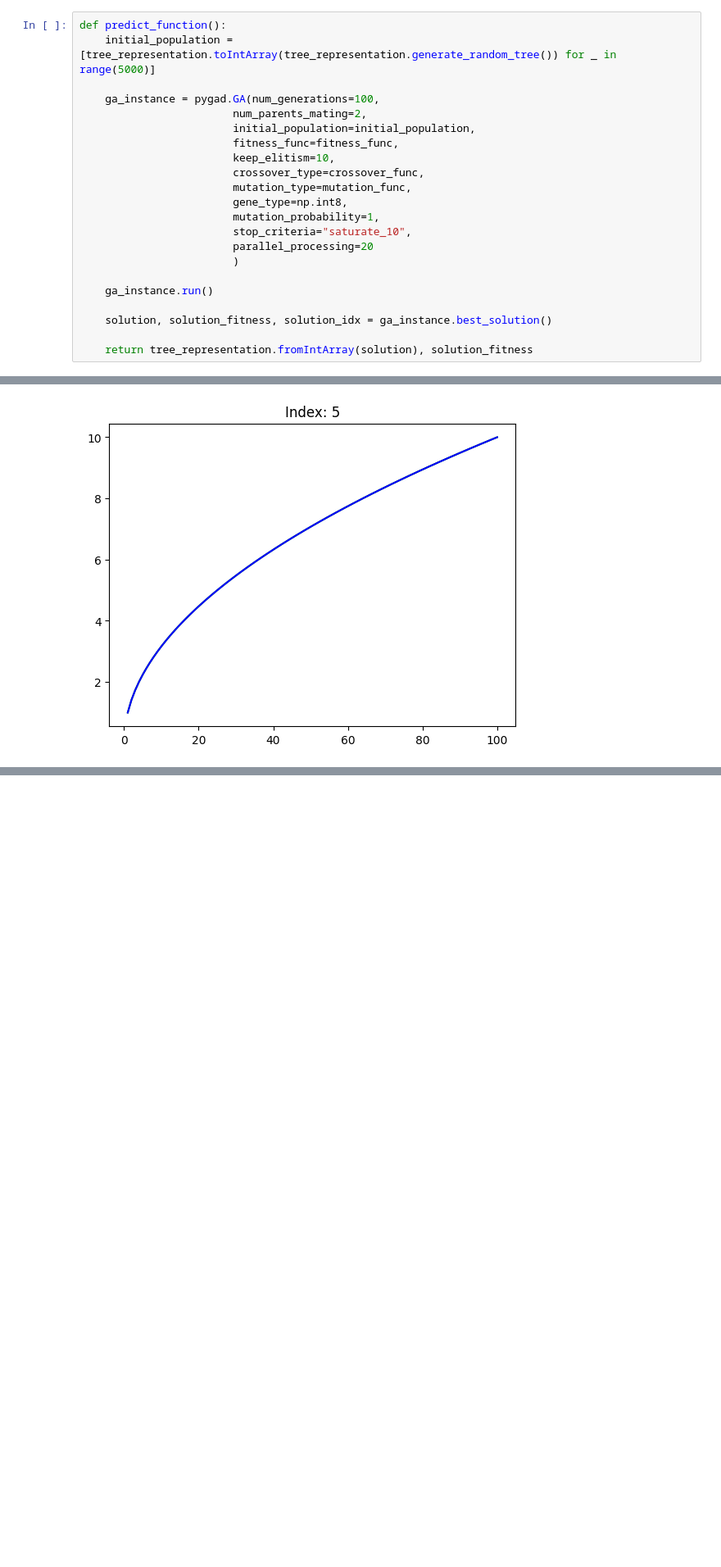
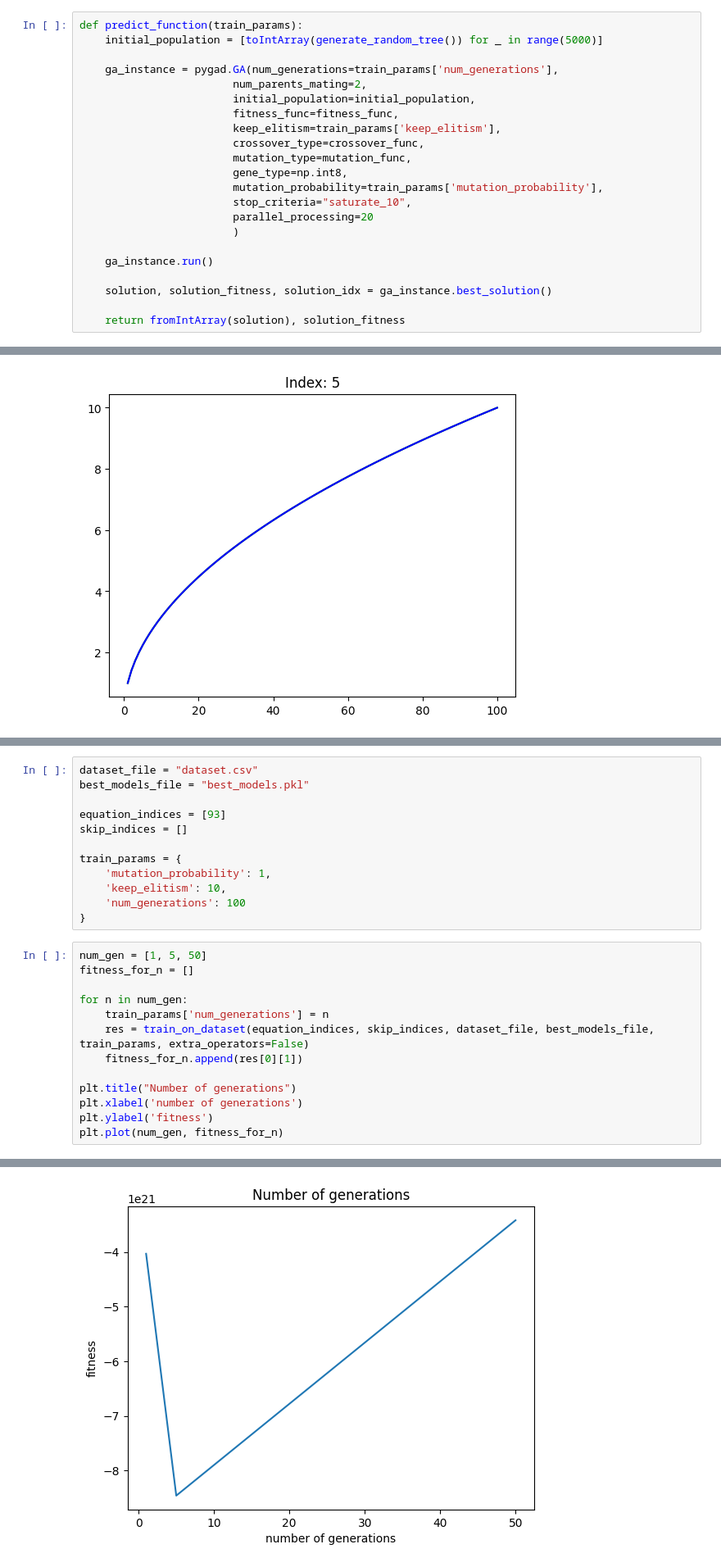
Before and after one commit to galgantar/Inteligentni-sistemi, a Jupyter notebook: seminarska 1/training.ipynb, the cells around one changed output, grey strips where cells are left out. Shown at 82% size. Drawn from its saved outputs; the diff is of its cells as text; blank space fills up the shorter version.

Commit message:
Added graphical analysis

```diff
--- a/seminarska 1/training.ipynb
+++ b/seminarska 1/training.ipynb
@@ -40,18 +339,18 @@ def mutation_func(offspring, ga_instance):
 
   return np.array(new_offspring)
 # %%
-def predict_function():
-    initial_population = [tree_representation.toIntArray(tree_representation.generate_random_tree()) for _ in range(5000)]
+def predict_function(train_params):
+    initial_population = [toIntArray(generate_random_tree()) for _ in range(5000)]
 
-    ga_instance = pygad.GA(num_generations=100,
+    ga_instance = pygad.GA(num_generations=train_params['num_generations'],
                         num_parents_mating=2,
                         initial_population=initial_population,
                         fitness_func=fitness_func,
-                        keep_elitism=10,
+                        keep_elitism=train_params['keep_elitism'],
                         crossover_type=crossover_func,
                         mutation_type=mutation_func,
                         gene_type=np.int8,
-                        mutation_probability=1,
+                        mutation_probability=train_params['mutation_probability'],
                         stop_criteria="saturate_10",
                         parallel_processing=20
                         )
@@ -60,5 +359,5 @@ def predict_function():
 
     solution, solution_fitness, solution_idx = ga_instance.best_solution()
 
-    return tree_representation.fromIntArray(solution), solution_fitness
+    return fromIntArray(solution), solution_fitness
 # %%
@@ -190,0 +520,26 @@ Best fitness -0.0002
+# %%
+dataset_file = "dataset.csv"
+best_models_file = "best_models.pkl"
+
+equation_indices = [93]
+skip_indices = []
+
+train_params = {
+    'mutation_probability': 1,
+    'keep_elitism': 10,
+    'num_generations': 100
+}
+# %%
+num_gen = [1, 5, 50]
+fitness_for_n = []
+
+for n in num_gen:
+    train_params['num_generations'] = n
+    res = train_on_dataset(equation_indices, skip_indices, dataset_file, best_models_file, train_params, extra_operators=False)
+    fitness_for_n.append(res[0][1])
+
+plt.title("Number of generations")
+plt.xlabel('number of generations')
+plt.ylabel('fitness')
+plt.plot(num_gen, fitness_for_n)
+# %% [output]
@@ -190,0 +550 @@ Best fitness -0.0002
+[figure, added]
```
Also changed, not shown: parts of 17 cells of this notebook.
